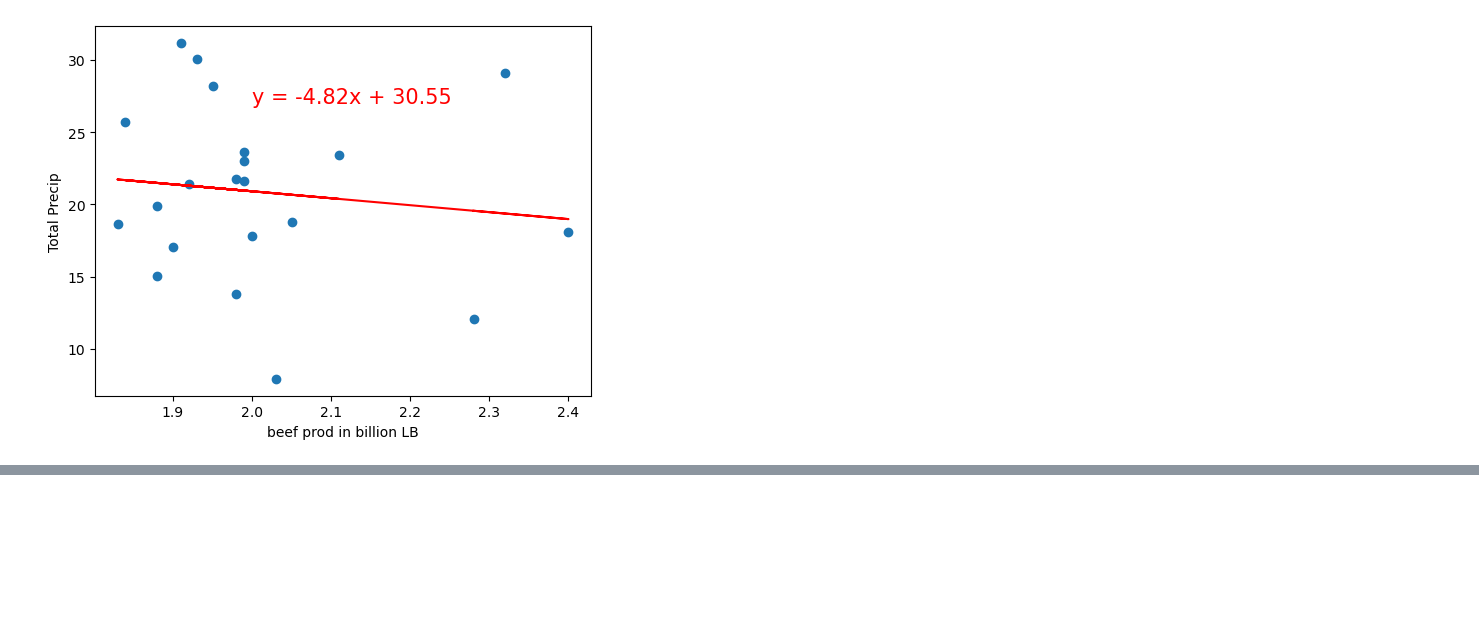
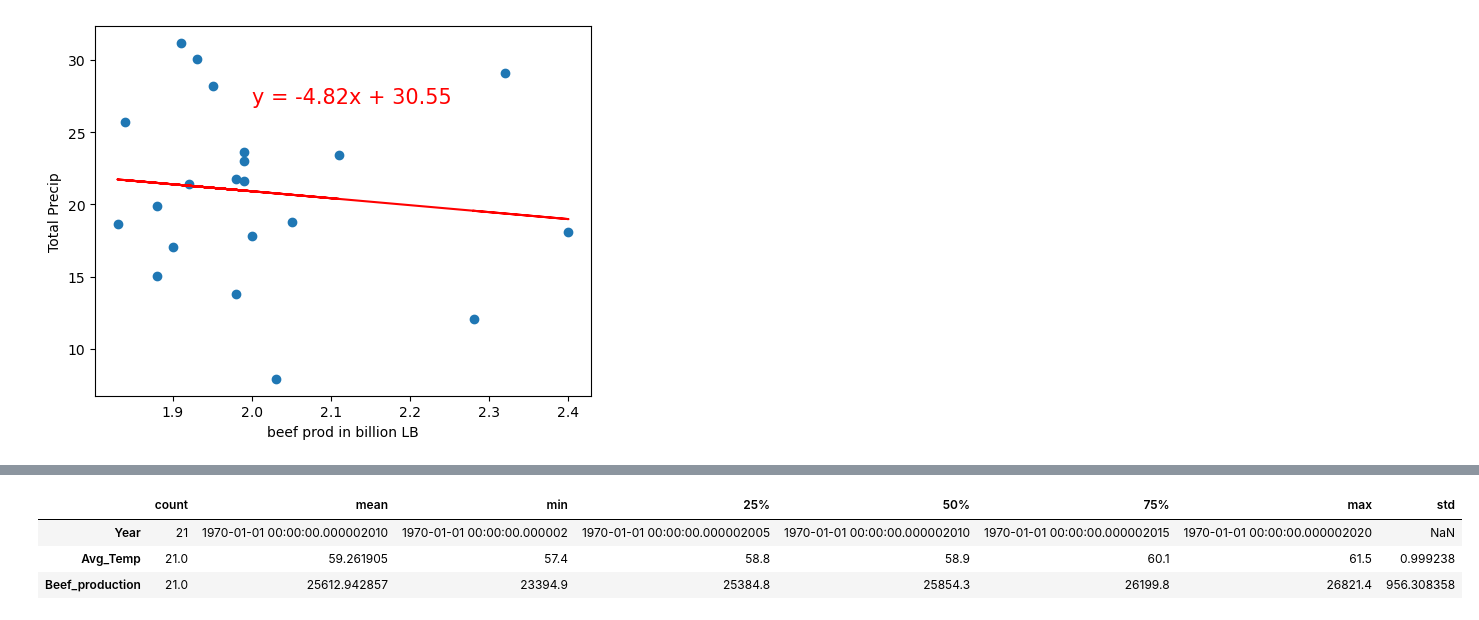
Before and after one commit to LeftCoastNerdGirl/Group-5-Project, a Jupyter notebook: Starter Code.ipynb, the cells around one changed output, grey strips where cells are left out. Cells and saved outputs as stored; diff of their text form; code cells hidden in the pictures; blank space fills up the shorter version.

```diff
--- a/Starter Code.ipynb
+++ b/Starter Code.ipynb
@@ -70,0 +102,7 @@ rvalue:-0.12
+# %%
+data.describe().T
+# %% [output]
+|  | count | mean | min | 25% | 50% | 75% | max | std |
+| Year | 21 | 1970-01-01 00:00:00.000002010 | 1970-01-01 00:00:00.000002 | 1970-01-01 00:00:00.000002005 | 1970-01-01 00:00:00.000002010 | 1970-01-01 00:00:00.000002015 | 1970-01-01 00:00:00.000002020 | NaN |
+| Avg_Temp | 21.0 | 59.261905 | 57.4 | 58.8 | 58.9 | 60.1 | 61.5 | 0.999238 |
+| Beef_production | 21.0 | 25612.942857 | 23394.9 | 25384.8 | 25854.3 | 26199.8 | 26821.4 | 956.308358 |
```
Also changed, not shown: parts of 9 cells of this notebook.
